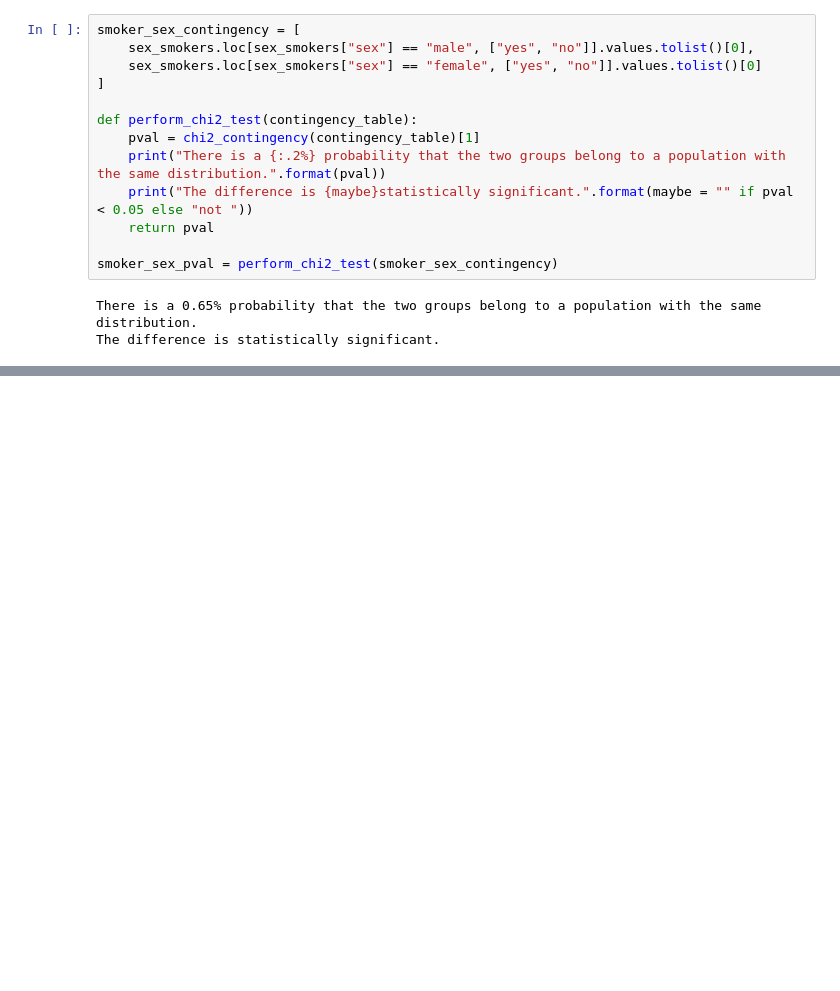
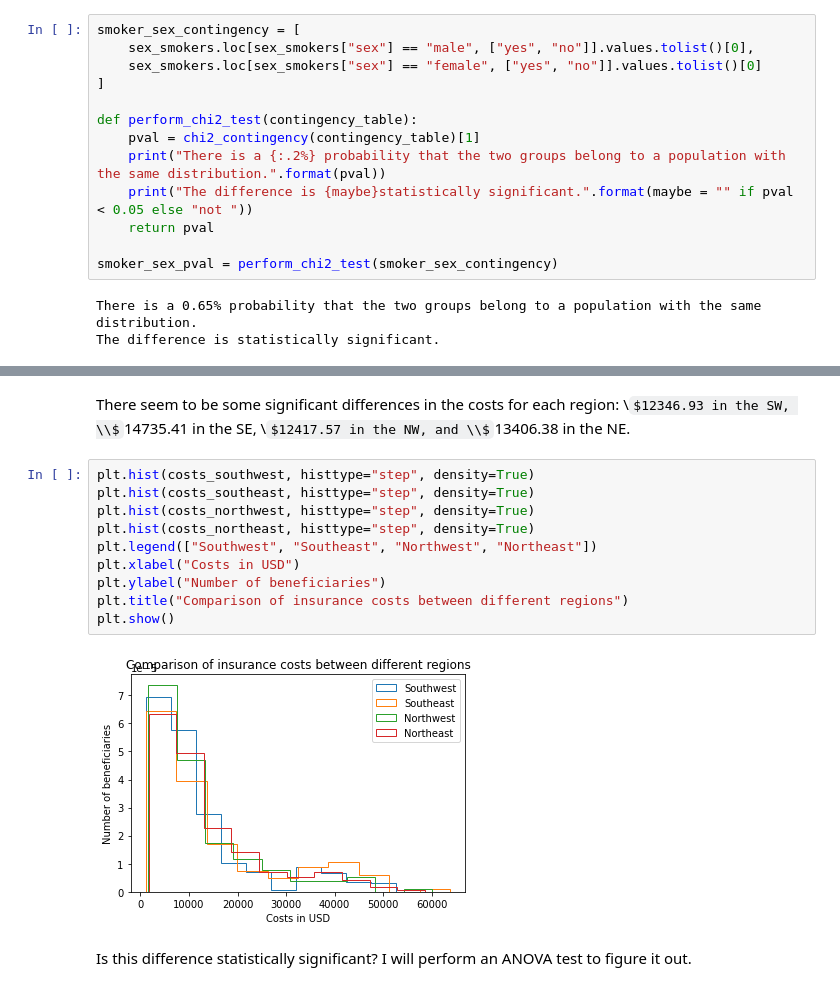
Before and after one commit to gesaretto/notebooks, a Jupyter notebook: medical_insurance_costs_project/us-medical-insurance-costs.ipynb, the cells around one changed output, grey strips where cells are left out. Drawn from its saved outputs; the diff is of its cells as text; some formulas as TeX source; blank space fills up the shorter version.

```diff
--- a/medical_insurance_costs_project/us-medical-insurance-costs.ipynb
+++ b/medical_insurance_costs_project/us-medical-insurance-costs.ipynb
@@ -391,0 +519,16 @@ The difference is statistically significant.
+# %% [markdown]
+There seem to be some significant differences in the costs for each region: \\$12346.93 in the SW, \\$14735.41 in the SE, \\$12417.57 in the NW, and \\$13406.38 in the NE.
+# %%
+plt.hist(costs_southwest, histtype="step", density=True)
+plt.hist(costs_southeast, histtype="step", density=True)
+plt.hist(costs_northwest, histtype="step", density=True)
+plt.hist(costs_northeast, histtype="step", density=True)
+plt.legend(["Southwest", "Southeast", "Northwest", "Northeast"])
+plt.xlabel("Costs in USD")
+plt.ylabel("Number of beneficiaries")
+plt.title("Comparison of insurance costs between different regions")
+plt.show()
+# %% [output]
+[figure, added]
+# %% [markdown]
+Is this difference statistically significant? I will perform an ANOVA test to figure it out.
```
Also changed, not shown: parts of 8 cells of this notebook.
